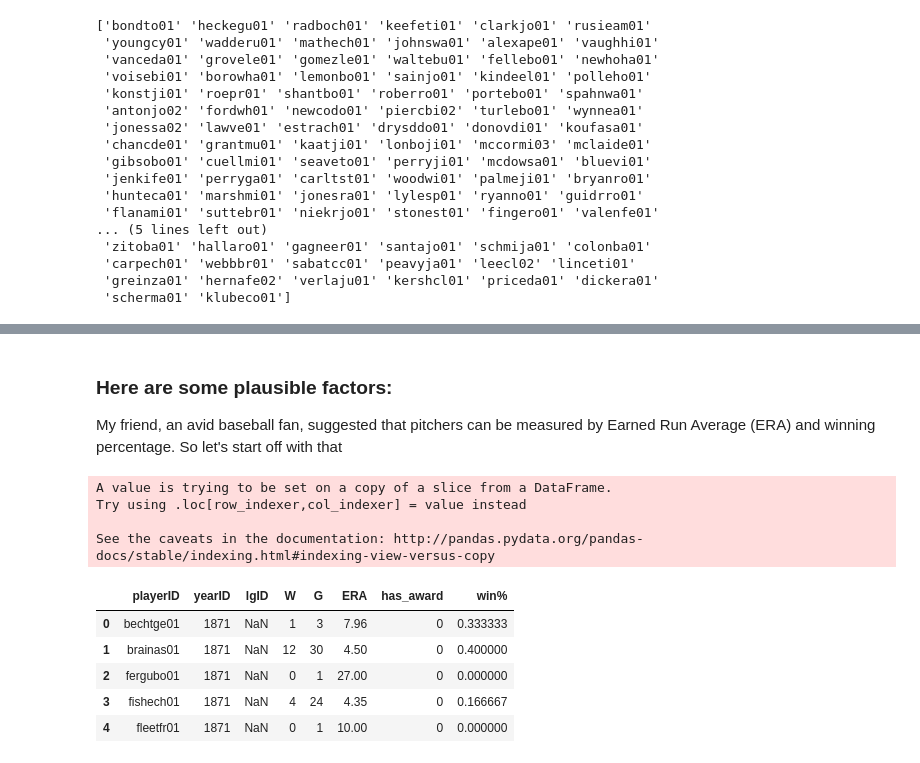
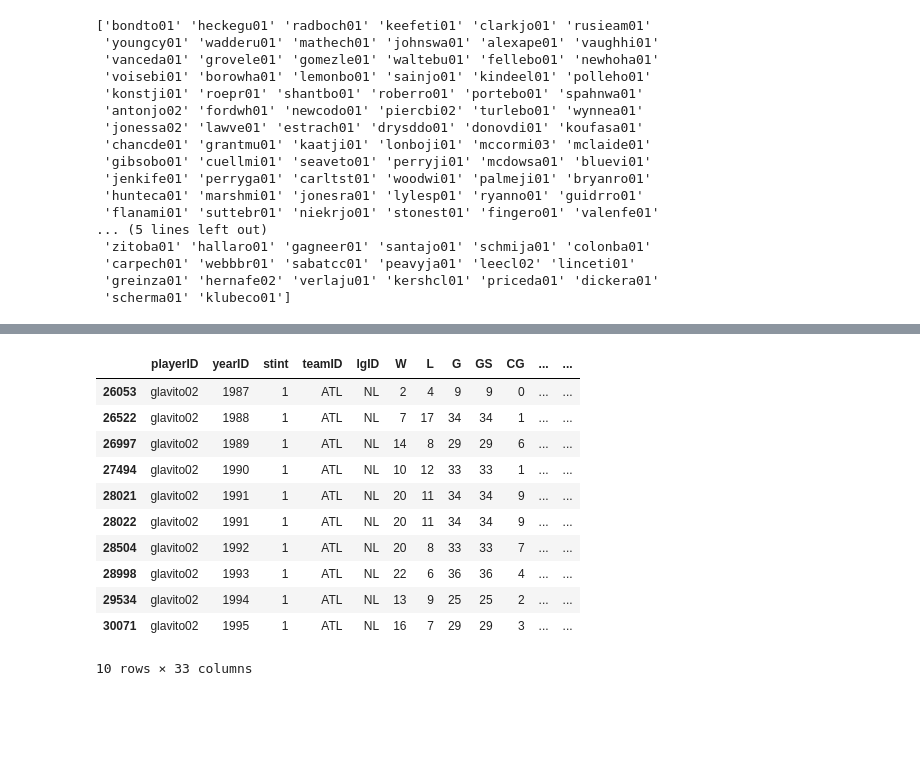
Before and after one commit to ppotiny/BaseballAnalysis, a Jupyter notebook: BaseballAnalysis.ipynb, the cells around one changed output, grey strips where cells are left out. Saved outputs shown, nothing was run; the diff lists cells and outputs as text; code cells hidden in the pictures; blank space fills up the shorter version.

```diff
--- a/BaseballAnalysis.ipynb
+++ b/BaseballAnalysis.ipynb
@@ -80,22 +65,30 @@ pitcher_stats[pitcher_stats['has_award'] == 1].head()
-# %% [markdown]
-### Here are some plausible factors:
-My friend, an avid baseball fan, suggested that pitchers can be measured by Earned Run Average (ERA) and winning percentage. So let's start off with that
-# %%
-# For now we only want to obtain the current variables needed for analysis
-
-pitching_data = pitcher_stats[['playerID', 'yearID', 'lgID', 'W', 'G', 'ERA', 'has_award']]
-
-pitching_data['win%'] = pitching_data['W']/pitching_data['G']
-
-pitching_data.head()
-# %% [output]
-A value is trying to be set on a copy of a slice from a DataFrame.
-Try using .loc[row_indexer,col_indexer] = value instead
-
-See the caveats in the documentation: http://pandas.pydata.org/pandas-docs/stable/indexing.html#indexing-view-versus-copy
-|  | playerID | yearID | lgID | W | G | ERA | has_award | win% |
-| 0 | bechtge01 | 1871 | NaN | 1 | 3 | 7.96 | 0 | 0.333333 |
-| 1 | brainas01 | 1871 | NaN | 12 | 30 | 4.50 | 0 | 0.400000 |
-| 2 | fergubo01 | 1871 | NaN | 0 | 1 | 27.00 | 0 | 0.000000 |
-| 3 | fishech01 | 1871 | NaN | 4 | 24 | 4.35 | 0 | 0.166667 |
-| 4 | fleetfr01 | 1871 | NaN | 0 | 1 | 10.00 | 0 | 0.000000 |
+# %%
+# Let's get the pitcher stats
+
+pitcher_stats = pd.read_csv('baseball/Pitching.csv')
+
+# Create some new variables
+
+pitcher_stats['win%'] = pitcher_stats['W']/pitcher_stats['G']
+pitcher_stats['lose%'] = pitcher_stats['L']/pitcher_stats['G']
+
+# Fill NaNs with 0:
+pitcher_stats = pitcher_stats.fillna(0)
+
+pitcher_stats = pd.merge(pitcher_stats, awarded_pitchers, how='left', on=['playerID', 'yearID', 'lgID'])
+pitcher_stats = pitcher_stats.fillna('None')
+
+pitcher_stats[pitcher_stats['playerID'] == 'glavito02'].head(10)
+# %% [output]
+|  | playerID | yearID | stint | teamID | lgID | W | L | G | GS | CG | ... | ... |
+| 26053 | glavito02 | 1987 | 1 | ATL | NL | 2 | 4 | 9 | 9 | 0 | ... | ... |
+| 26522 | glavito02 | 1988 | 1 | ATL | NL | 7 | 17 | 34 | 34 | 1 | ... | ... |
+| 26997 | glavito02 | 1989 | 1 | ATL | NL | 14 | 8 | 29 | 29 | 6 | ... | ... |
+| 27494 | glavito02 | 1990 | 1 | ATL | NL | 10 | 12 | 33 | 33 | 1 | ... | ... |
+| 28021 | glavito02 | 1991 | 1 | ATL | NL | 20 | 11 | 34 | 34 | 9 | ... | ... |
+| 28022 | glavito02 | 1991 | 1 | ATL | NL | 20 | 11 | 34 | 34 | 9 | ... | ... |
+| 28504 | glavito02 | 1992 | 1 | ATL | NL | 20 | 8 | 33 | 33 | 7 | ... | ... |
+| 28998 | glavito02 | 1993 | 1 | ATL | NL | 22 | 6 | 36 | 36 | 4 | ... | ... |
+| 29534 | glavito02 | 1994 | 1 | ATL | NL | 13 | 9 | 25 | 25 | 2 | ... | ... |
+| 30071 | glavito02 | 1995 | 1 | ATL | NL | 16 | 7 | 29 | 29 | 3 | ... | ... |
+10 rows × 33 columns
```
Also changed, not shown: parts of 11 cells of this notebook.
